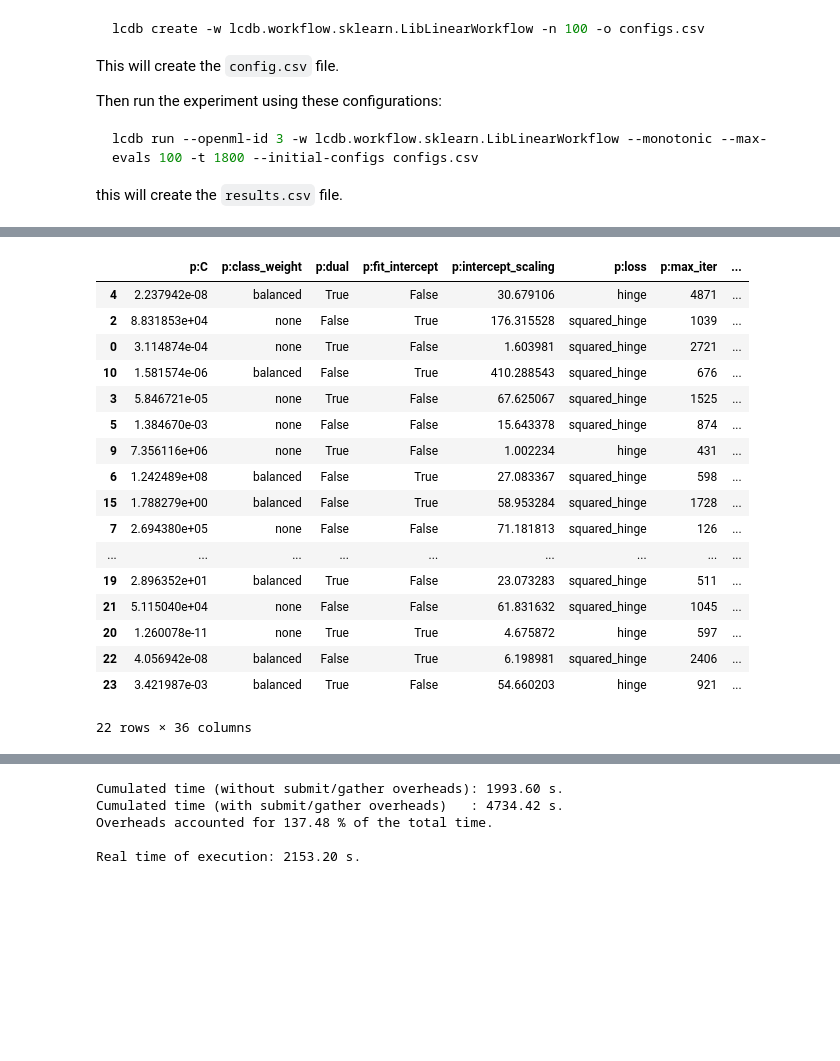
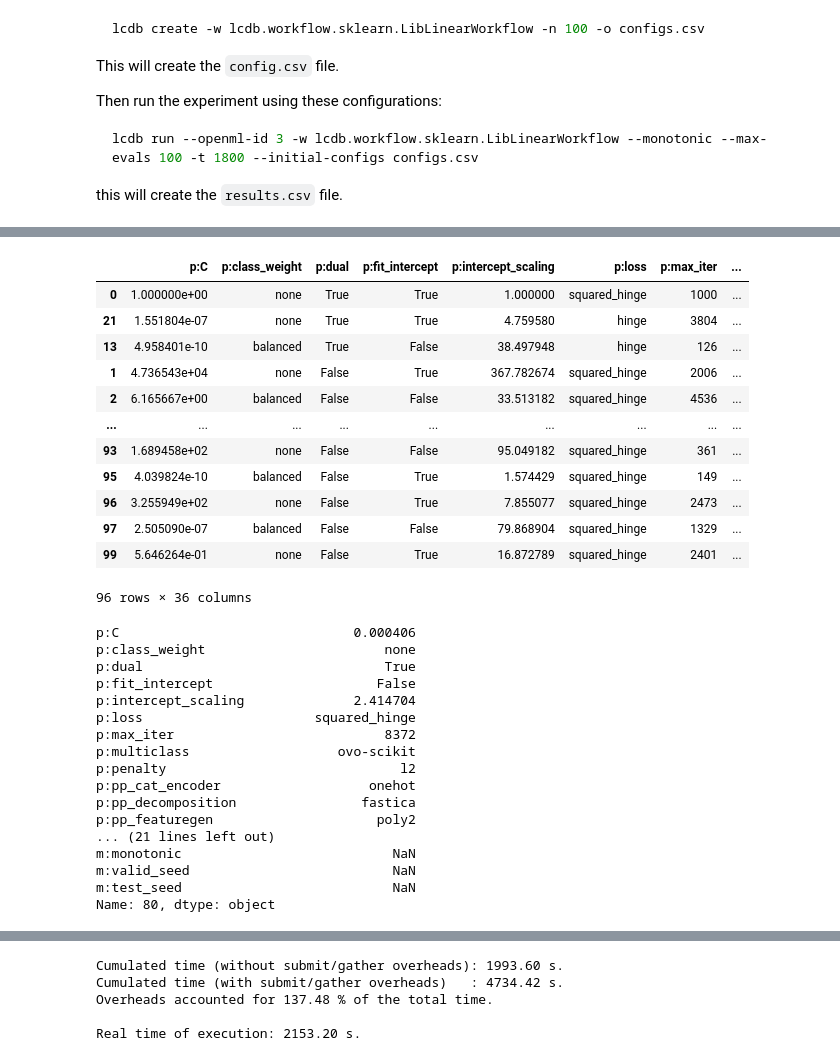
Before and after one commit to fmohr/lcdb, a Jupyter notebook: publications/2023-neurips/experiments/linearsvm/Analysis.ipynb, the cells around one changed output, grey strips where cells are left out. Cells and saved outputs as stored; diff of their text form; code cells hidden in the pictures; blank space fills up the shorter version.

```diff
--- a/publications/2023-neurips/experiments/linearsvm/Analysis.ipynb
+++ b/publications/2023-neurips/experiments/linearsvm/Analysis.ipynb
@@ -70,32 +70,49 @@ def prepare_df(df):
 # %%
 # Load a dataframe with the results
 # The dataframe is sorted by `job_id` (increasing) as parallel jobs scheduled asynchronously
 # may be collected in a different order than when they were submitted.
-r_df = pd.read_csv("results_6.csv")
+r_df = pd.read_csv("results.csv")
+r_df_failed = r_df[[v == "F" for v in r_df["objective"]]]
+
 r_df = r_df[[v != "F" for v in r_df["objective"]]]
 r_df.sort_values("job_id", inplace=True)
 
 r_df = prepare_df(r_df)
 r_df
 # %% [output]
 |  | p:C | p:class_weight | p:dual | p:fit_intercept | p:intercept_scaling | p:loss | p:max_iter | ... |
-| 4 | 2.237942e-08 | balanced | True | False | 30.679106 | hinge | 4871 | ... |
-| 2 | 8.831853e+04 | none | False | True | 176.315528 | squared_hinge | 1039 | ... |
-| 0 | 3.114874e-04 | none | True | False | 1.603981 | squared_hinge | 2721 | ... |
-| 10 | 1.581574e-06 | balanced | False | True | 410.288543 | squared_hinge | 676 | ... |
-| 3 | 5.846721e-05 | none | True | False | 67.625067 | squared_hinge | 1525 | ... |
-| 5 | 1.384670e-03 | none | False | False | 15.643378 | squared_hinge | 874 | ... |
-| 9 | 7.356116e+06 | none | True | False | 1.002234 | hinge | 431 | ... |
-| 6 | 1.242489e+08 | balanced | False | True | 27.083367 | squared_hinge | 598 | ... |
-| 15 | 1.788279e+00 | balanced | False | True | 58.953284 | squared_hinge | 1728 | ... |
-| 7 | 2.694380e+05 | none | False | False | 71.181813 | squared_hinge | 126 | ... |
+| 0 | 1.000000e+00 | none | True | True | 1.000000 | squared_hinge | 1000 | ... |
+| 21 | 1.551804e-07 | none | True | True | 4.759580 | hinge | 3804 | ... |
+| 13 | 4.958401e-10 | balanced | True | False | 38.497948 | hinge | 126 | ... |
+| 1 | 4.736543e+04 | none | False | True | 367.782674 | squared_hinge | 2006 | ... |
+| 2 | 6.165667e+00 | balanced | False | False | 33.513182 | squared_hinge | 4536 | ... |
 | ... | ... | ... | ... | ... | ... | ... | ... | ... |
-| 19 | 2.896352e+01 | balanced | True | False | 23.073283 | squared_hinge | 511 | ... |
-| 21 | 5.115040e+04 | none | False | False | 61.831632 | squared_hinge | 1045 | ... |
-| 20 | 1.260078e-11 | none | True | True | 4.675872 | hinge | 597 | ... |
-| 22 | 4.056942e-08 | balanced | False | True | 6.198981 | squared_hinge | 2406 | ... |
-| 23 | 3.421987e-03 | balanced | True | False | 54.660203 | hinge | 921 | ... |
+| 93 | 1.689458e+02 | none | False | False | 95.049182 | squared_hinge | 361 | ... |
+| 95 | 4.039824e-10 | balanced | False | True | 1.574429 | squared_hinge | 149 | ... |
+| 96 | 3.255949e+02 | none | False | True | 7.855077 | squared_hinge | 2473 | ... |
+| 97 | 2.505090e-07 | balanced | False | False | 79.868904 | squared_hinge | 1329 | ... |
+| 99 | 5.646264e-01 | none | False | True | 16.872789 | squared_hinge | 2401 | ... |
-22 rows × 36 columns
+96 rows × 36 columns
+# %%
+r_df_failed.iloc[1]
+# %% [output]
+p:C                              0.000406
+p:class_weight                       none
+p:dual                               True
+p:fit_intercept                     False
+p:intercept_scaling              2.414704
+p:loss                      squared_hinge
+p:max_iter                           8372
+p:multiclass                   ovo-scikit
+p:penalty                              l2
+p:pp_cat_encoder                   onehot
+p:pp_decomposition                fastica
+p:pp_featuregen                     poly2
+... (21 lines left out)
+m:monotonic                           NaN
+m:valid_seed                          NaN
+m:test_seed                           NaN
+Name: 80, dtype: object
 # %%
 sorted(r_df["objective"])
 # %% [output]
```
Also changed, not shown: parts of 1 cell of this notebook, 7 other files.
